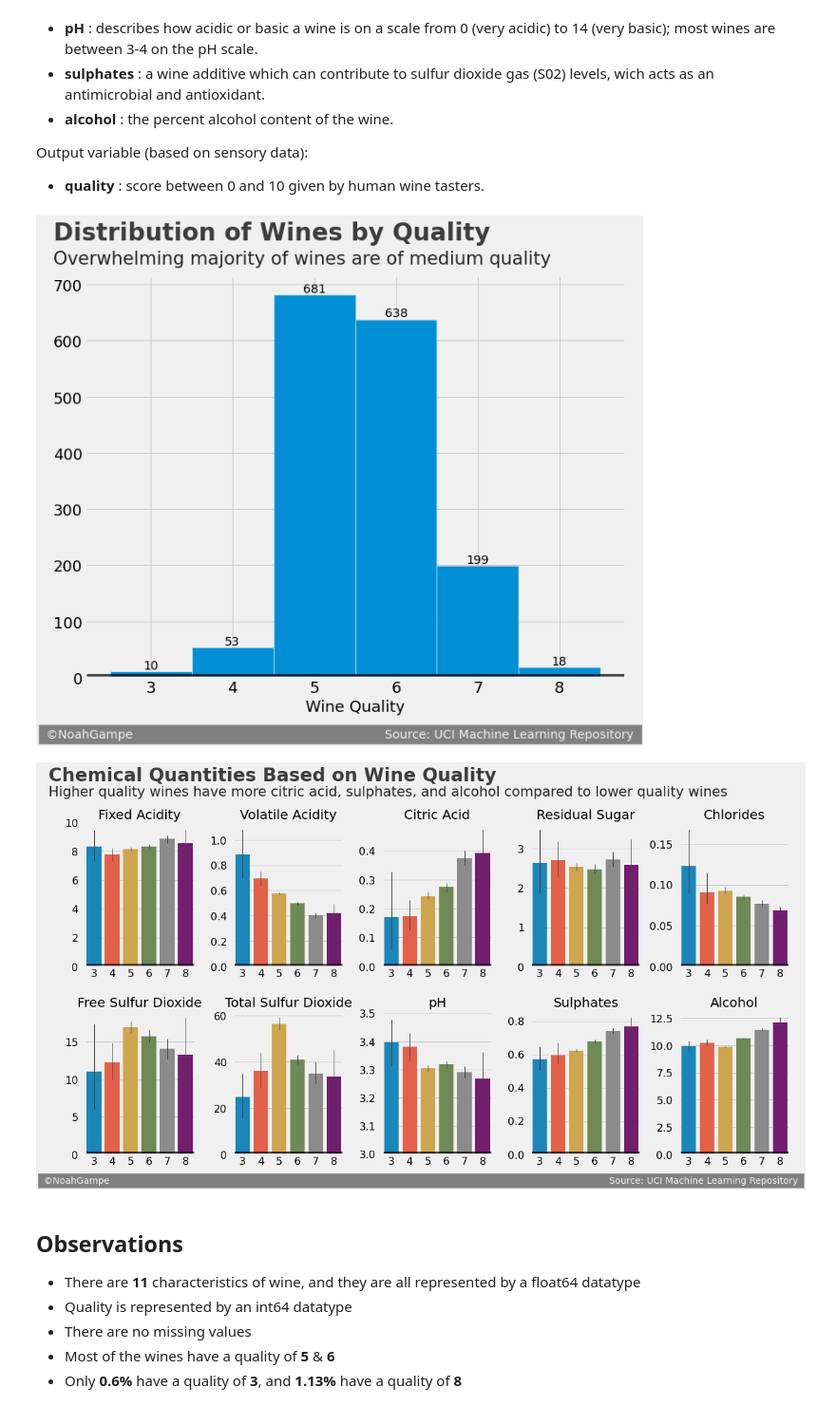
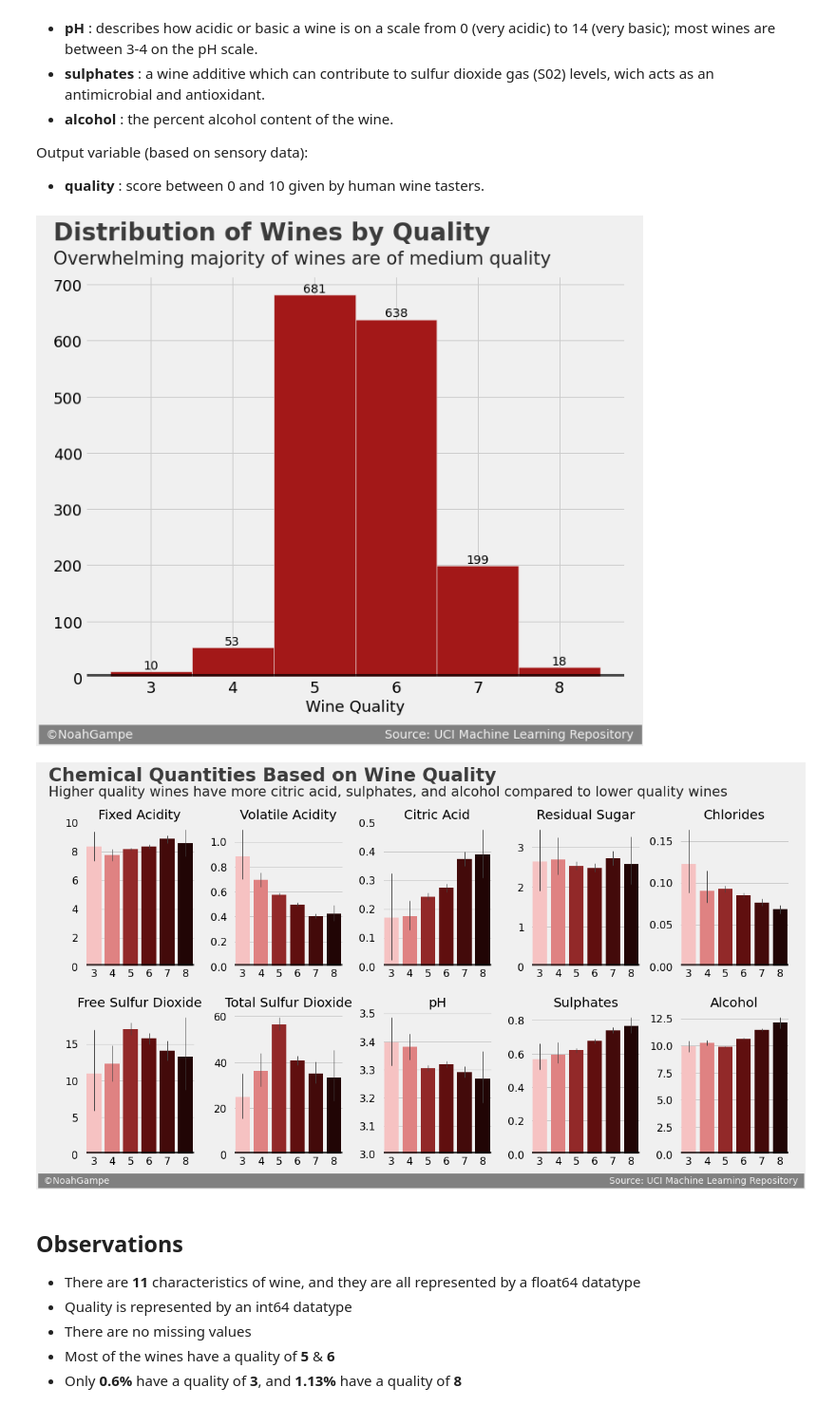
Before and after one commit to noah-kg/predicting-wine-quality, a Jupyter notebook: Predicting Wine Quality.ipynb, the cells around one changed output. Shown at 95% size. Drawn from its saved outputs; the diff is of its cells as text; code cells hidden in the pictures.

```diff
--- a/Predicting Wine Quality.ipynb
+++ b/Predicting Wine Quality.ipynb
@@ -16,11 +16,14 @@ import seaborn as sns
 import matplotlib.pyplot as plt
 
 from sklearn.linear_model import LogisticRegression
+from sklearn.neighbors import KNeighborsClassifier
 from sklearn.tree import DecisionTreeClassifier
 from sklearn.naive_bayes import GaussianNB
 from sklearn.ensemble import RandomForestClassifier
 from sklearn.svm import SVC
 from sklearn.linear_model import SGDClassifier
+from sklearn.ensemble import GradientBoostingClassifier
+
 from sklearn.metrics import confusion_matrix, classification_report, accuracy_score
 from sklearn.preprocessing import StandardScaler, LabelEncoder
 from sklearn.model_selection import train_test_split, GridSearchCV, cross_val_score
@@ -28,6 +31,9 @@ from imblearn.over_sampling import SMOTE
 from imblearn.under_sampling import RandomUnderSampler
 from imblearn.pipeline import Pipeline
 from collections import Counter
+
+#color palette
+wine_colors = ['#ffb9b9', '#ee7272', '#a31818', '#6d0202', '#4d0000', '#260000']
 # %% [markdown]
 # Data Exploration
 
@@ -94,7 +100,7 @@ def plot_dist(df, col, title, sub):
     fig = plt.figure(figsize=(10,8))
 
     #plot
-    ax = sns.histplot(data=df, x=col, bins=6, discrete=True, alpha=1, legend=False)
+    ax = sns.histplot(data=df, x=col, bins=6, discrete=True, alpha=1, legend=False, color=wine_colors[2])
     for i in ax.containers:
         ax.bar_label(i,)
 
@@ -119,7 +125,7 @@ title = "Distribution of Wines by Quality"
 sub = "Overwhelming majority of wines are of medium quality"
 plot_dist(red_wine, 'quality', title, sub)
 # %% [output]
-[figure, old version]
+[figure, new version]
 # %%
 def plot_multi_dist(df, title, sub):
     #figure details
@@ -139,38 +145,38 @@ def plot_multi_dist(df, title, sub):
 
         #plot
         ax = fig.tight_layout(pad = 1, h_pad=2)
-        ax = sns.barplot(data=df, x=df["quality"], y=df[col], alpha=1, errwidth=1)
+        ax = sns.barplot(data=df, x=df["quality"], y=df[col], alpha=1, errwidth=1, palette=wine_colors)
 
         #lines, labels, and limits
         ax.axhline(y=0, color='black', linewidth=8, alpha=.7)
         ax.yaxis.label.set_visible(False)
         ax.xaxis.label.set_visible(False)
         ax.tick_params(labelsize=16)
         ax.tick_params(axis='y', pad=10)
 
         if i == 7:
             ax.set_ylim(3,3.51)
             ax.axhline(y=3, color='black', linewidth=8, alpha=.7)
 
         #axes title
         ax.set_title(titles[i])
 
     #figure title & subtitle
     ax.text(-0.01,1.05, s=title, fontsize=28, weight='bold', alpha=.75, transform=fig.transFigure)
     ax.text(-0.01,1.01, s=sub, fontsize=21, alpha=.85, transform=fig.transFigure)
 
     #signature bar
     ax.text(x=-0.02, y=-0.02,
             s=' ©NoahGampe' + ' '*170 + 'Source: UCI Machine Learning Repository ',
             fontsize=14, color='#f0f0f0', backgroundcolor='grey', transform=fig.transFigure)
 
     plt.show()
 
 title = "Chemical Quantities Based on Wine Quality"
 sub = "Higher quality wines have more citric acid, sulphates, and alcohol compared to lower quality wines"
 plot_multi_dist(red_wine, title, sub)
 # %% [output]
-[figure, old version]
+[figure, new version]
 # %% [markdown]
 ## Observations
 
```
Also changed, not shown: parts of 41 cells of this notebook.
